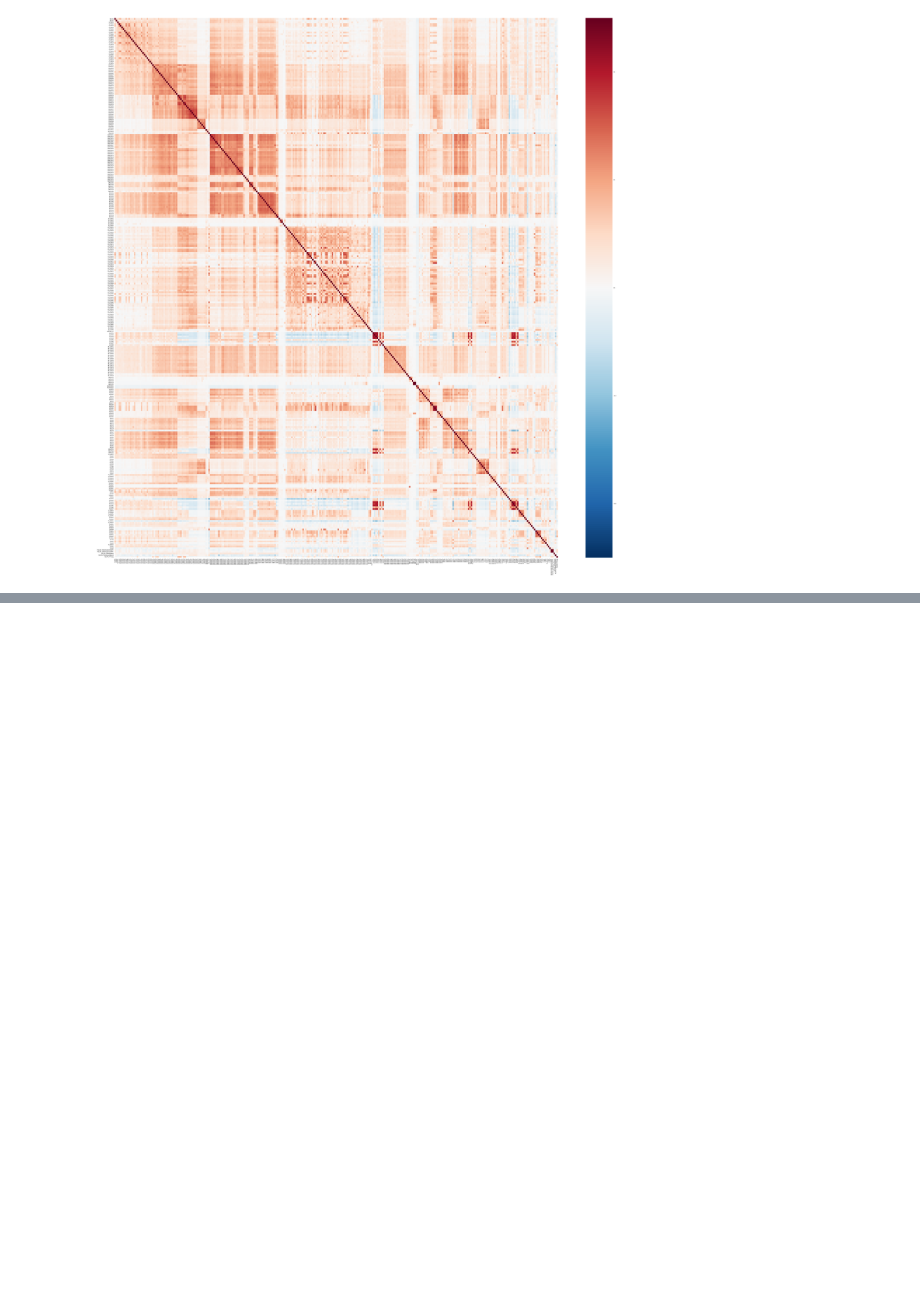
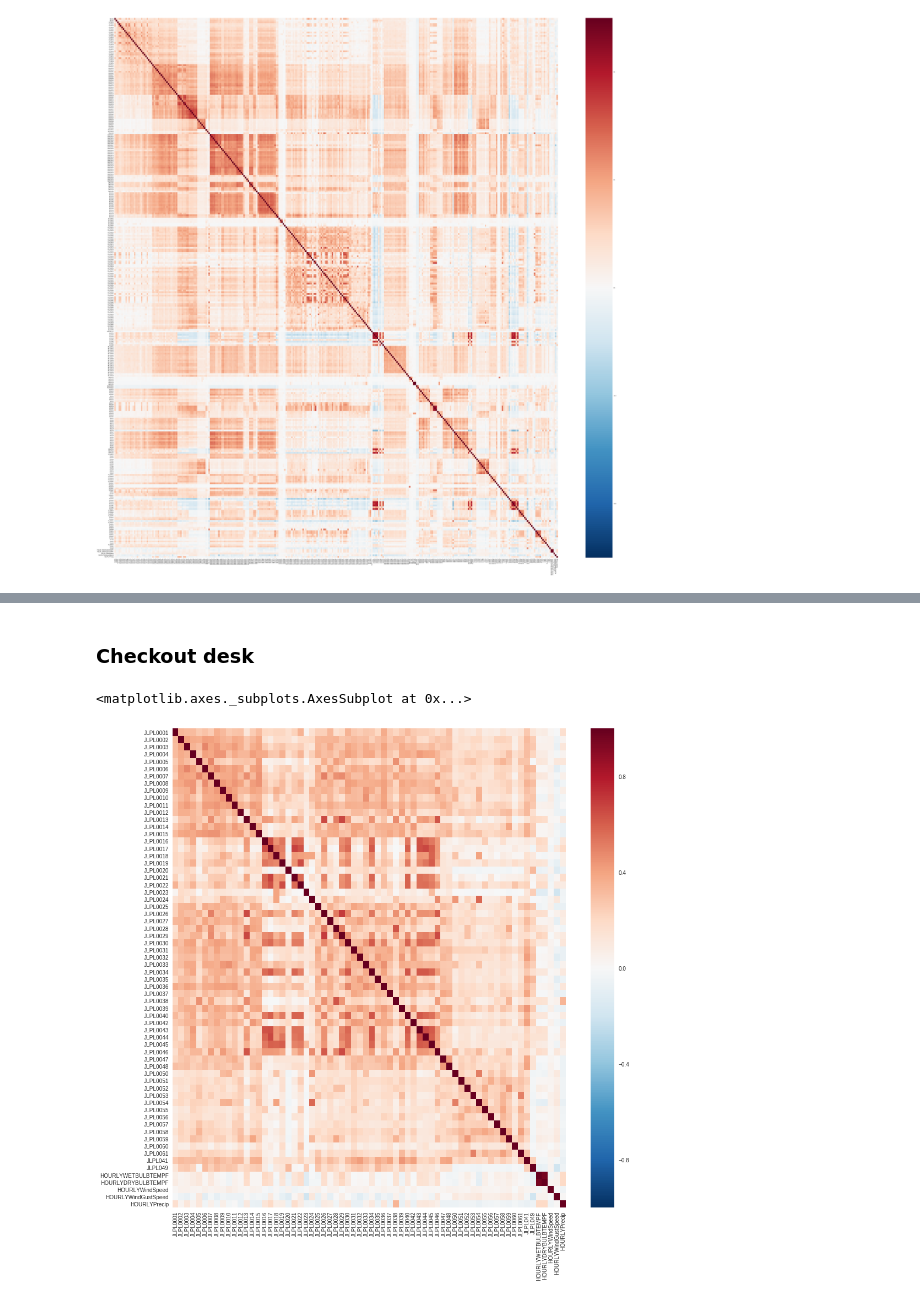
Before and after one commit to UNCG-CSE/Library-Computer-Usage-Analysis, a Jupyter notebook: src/UsageVsWeather.ipynb, the cells around one changed output, grey strips where cells are left out. Drawn from its saved outputs; the diff is of its cells as text; code cells hidden in the pictures; blank space fills up the shorter version.

```diff
--- a/src/UsageVsWeather.ipynb
+++ b/src/UsageVsWeather.ipynb
@@ -246,0 +283,8 @@ sns.heatmap(cc, ax=ax)
+# %% [markdown]
+### Checkout desk
+# %%
+_, ax = plt.subplots(figsize=(16,16))
+sns.heatmap(groups['Checkout Desk'].corr(), ax=ax)
+# %% [output]
+<matplotlib.axes._subplots.AxesSubplot at 0x...>
+[figure, added]
```
Also changed, not shown: parts of 23 cells of this notebook, 1 other file.
